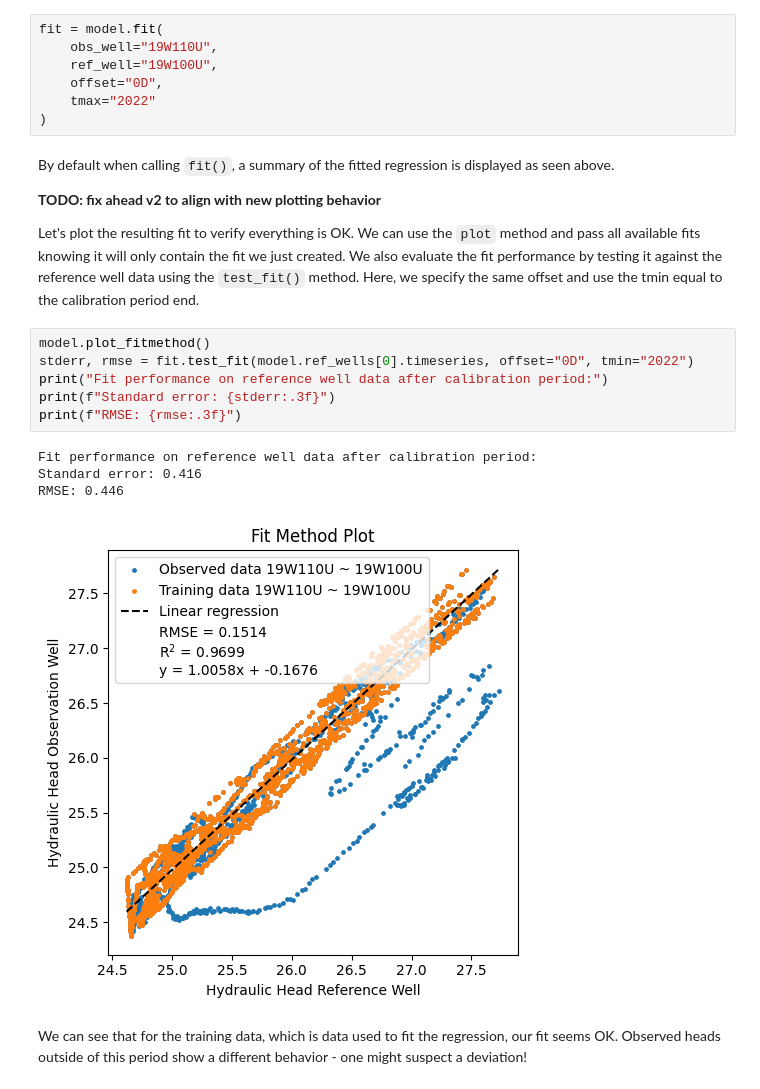
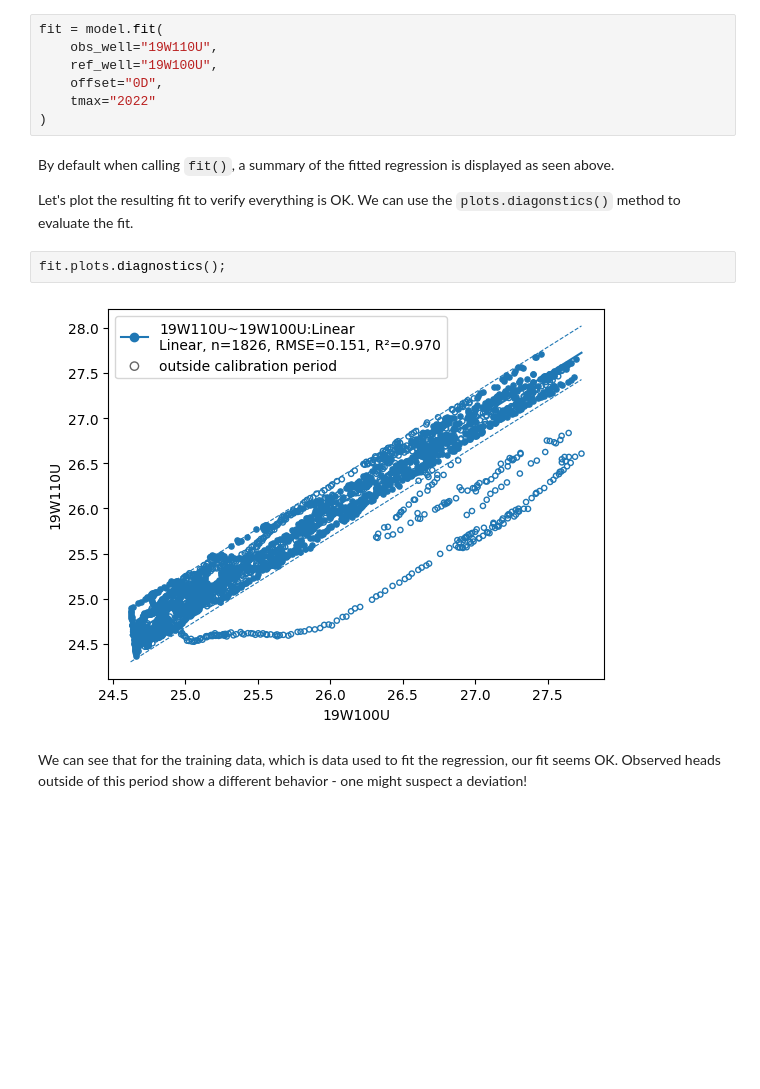
Before and after one commit to sgfsweden/gwrefpy, a Jupyter notebook: docs/user_guide/2_fitting_wells.ipynb, the cells around one changed output. Saved outputs shown, nothing was run; the diff lists cells and outputs as text; blank space fills up the shorter version.

Commit message:
docs: WIP update fitting notebook to new plotting and collection APIs
Co-Authored-By: Claude Opus 5.5 <noreply@anthropic.com>

```diff
--- a/docs/user_guide/2_fitting_wells.ipynb
+++ b/docs/user_guide/2_fitting_wells.ipynb
@@ -98,20 +98,11 @@ fit = model.fit(
 # %% [markdown]
 By default when calling `fit()`, a summary of the fitted regression is displayed as seen above.
 
-**TODO: fix ahead v2 to align with new plotting behavior**
-
-Let's plot the resulting fit to verify everything is OK. We can use the `plot` method and pass all available fits knowing it will only contain the fit we just created. We also evaluate the fit performance by testing it against the reference well data using the `test_fit()` method. Here, we specify the same offset and use the tmin equal to the calibration period end.
+Let's plot the resulting fit to verify everything is OK. We can use the `plots.diagonstics()` method to evaluate the fit.
 # %%
-model.plot_fitmethod()
-stderr, rmse = fit.test_fit(model.ref_wells[0].timeseries, offset="0D", tmin="2022")
-print("Fit performance on reference well data after calibration period:")
-print(f"Standard error: {stderr:.3f}")
-print(f"RMSE: {rmse:.3f}")
+fit.plots.diagnostics();
 # %% [output]
-Fit performance on reference well data after calibration period:
-Standard error: 0.416
-RMSE: 0.446
-[figure, old version]
+[figure, new version]
 # %% [markdown]
 We can see that for the training data, which is data used to fit the regression, our fit seems OK. Observed heads outside of this period show a different behavior - one might suspect a deviation!
 # %% [markdown]
```
Also changed, not shown: parts of 12 cells of this notebook.
